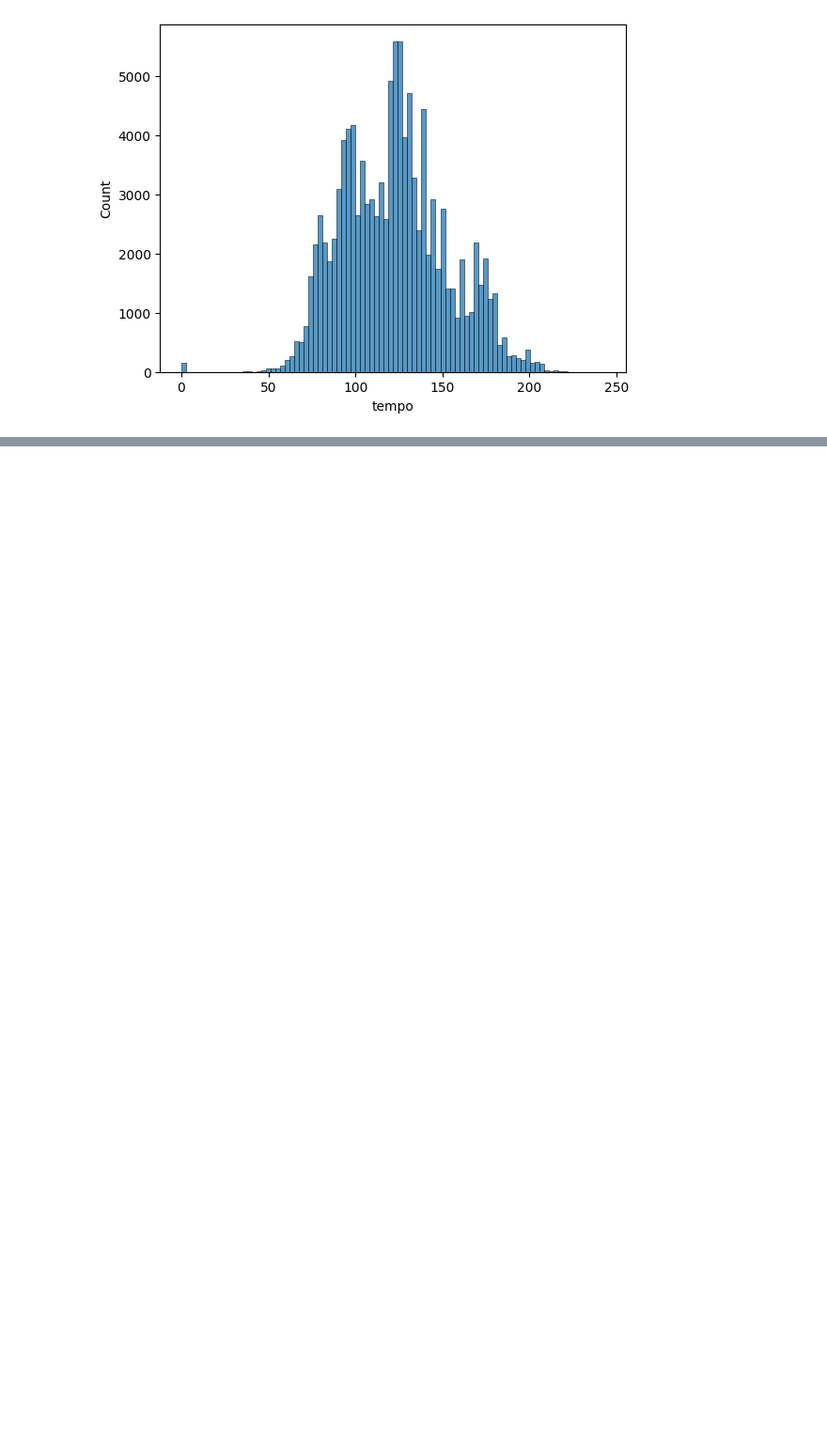
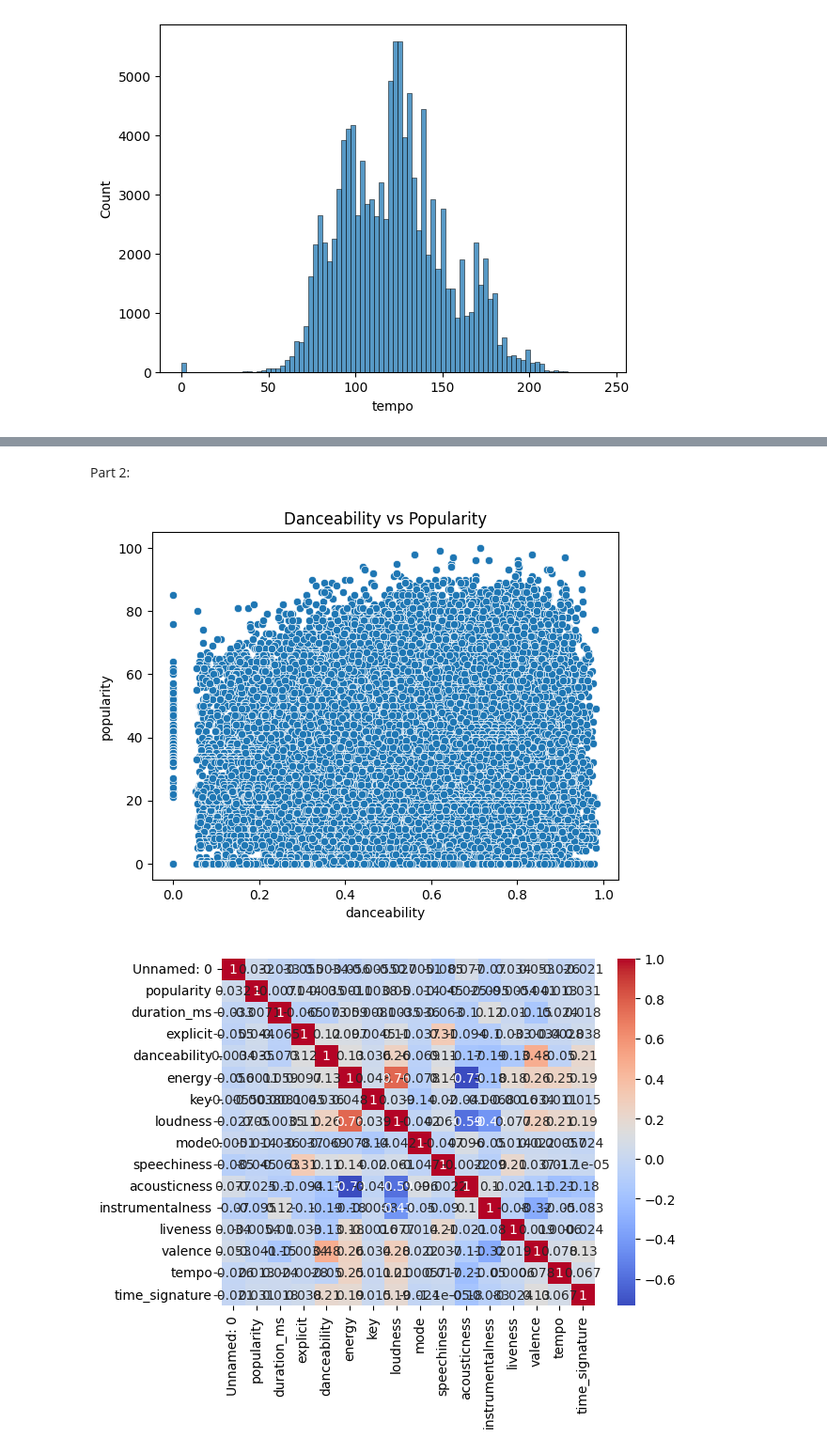
Before and after one commit to MonishaG36912/Spotify-Recommendation-System, a Jupyter notebook: Spotify_contentBased.ipynb, the cells around one changed output, grey strips where cells are left out. Shown: that part at 94% size. Saved outputs shown, nothing was run; the diff lists cells and outputs as text; code cells hidden in the pictures; blank space fills up the shorter version.

```diff
--- a/Spotify_contentBased.ipynb
+++ b/Spotify_contentBased.ipynb
@@ -105,0 +133,14 @@ NameError: name 'df' is not defined
+# %% [markdown]
+Part 2:
+# %%
+# Example: audio features vs popularity
+sns.scatterplot(data=df, x='danceability', y='popularity')
+plt.title('Danceability vs Popularity')
+plt.show()
+
+# Correlation matrix
+sns.heatmap(df.corr(numeric_only=True), annot=True, cmap='coolwarm')
+plt.show()
+# %% [output]
+[figure, added]
+[figure, added]
```
Also changed, not shown: parts of 8 cells of this notebook, 4 other files.
